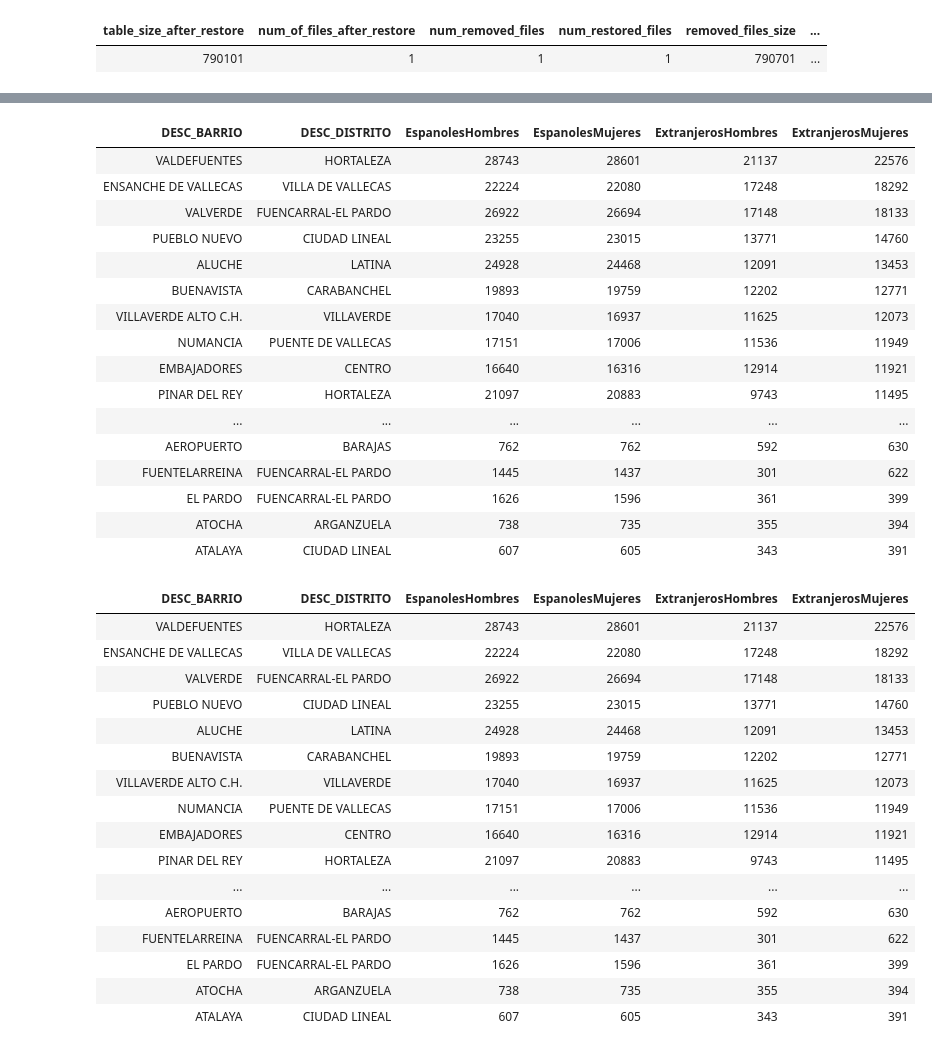
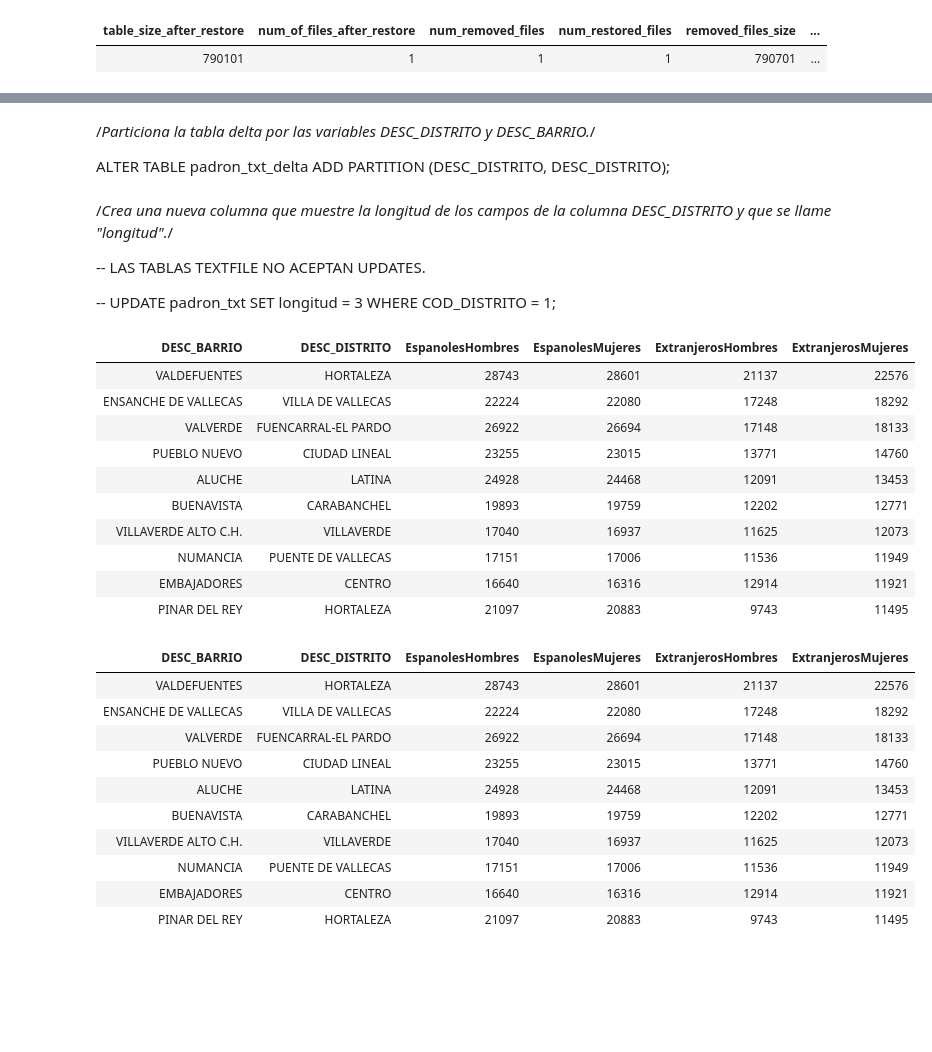
Before and after one commit to inakibosonit/formacion, a Jupyter notebook: practica_padron/ejercicios_spark.ipynb, the cells around one changed output, grey strips where cells are left out. Saved outputs shown, nothing was run; the diff lists cells and outputs as text; code cells hidden in the pictures; blank space fills up the shorter version.

```diff
--- a/practica_padron/ejercicios_spark.ipynb
+++ b/practica_padron/ejercicios_spark.ipynb
@@ -477,28 +454,33 @@ ALTER TABLE padron_txt_delta ADD PARTITION (DESC_DISTRITO, DESC_DISTRITO);
+# %% [markdown]
+/*Particiona la tabla delta por las variables DESC_DISTRITO y DESC_BARRIO.*/
+
+ALTER TABLE padron_txt_delta ADD PARTITION (DESC_DISTRITO, DESC_DISTRITO);
+# %% [markdown]
+/*Crea una nueva columna que muestre la longitud de los campos de la columna DESC_DISTRITO y que se llame "longitud".*/
+
+-- LAS TABLAS TEXTFILE NO ACEPTAN UPDATES.
+
+-- UPDATE padron_txt SET longitud = 3 WHERE COD_DISTRITO = 1;
 # %%
 %sql
 
 SELECT DESC_BARRIO, DESC_DISTRITO, sum(EspanolesHombres) as EspanolesHombres , sum(EspanolesMujeres) as EspanolesMujeres, sum(ExtranjerosHombres) as ExtranjerosHombres, sum(ExtranjerosMujeres) as ExtranjerosMujeres
 FROM default.padron_txt
 GROUP BY DESC_BARRIO, DESC_DISTRITO
-ORDER BY ExtranjerosMujeres DESC, ExtranjerosHombres DESC;
+ORDER BY ExtranjerosMujeres DESC, ExtranjerosHombres DESC
+limit 10 ;
 # %% [output]
 | DESC_BARRIO | DESC_DISTRITO | EspanolesHombres | EspanolesMujeres | ExtranjerosHombres | ExtranjerosMujeres |
 | VALDEFUENTES | HORTALEZA | 28743 | 28601 | 21137 | 22576 |
 | ENSANCHE DE VALLECAS | VILLA DE VALLECAS | 22224 | 22080 | 17248 | 18292 |
 | VALVERDE | FUENCARRAL-EL PARDO | 26922 | 26694 | 17148 | 18133 |
 | PUEBLO NUEVO | CIUDAD LINEAL | 23255 | 23015 | 13771 | 14760 |
 | ALUCHE | LATINA | 24928 | 24468 | 12091 | 13453 |
 | BUENAVISTA | CARABANCHEL | 19893 | 19759 | 12202 | 12771 |
 | VILLAVERDE ALTO C.H. | VILLAVERDE | 17040 | 16937 | 11625 | 12073 |
 | NUMANCIA | PUENTE DE VALLECAS | 17151 | 17006 | 11536 | 11949 |
 | EMBAJADORES | CENTRO | 16640 | 16316 | 12914 | 11921 |
 | PINAR DEL REY | HORTALEZA | 21097 | 20883 | 9743 | 11495 |
-| ... | ... | ... | ... | ... | ... |
-| AEROPUERTO | BARAJAS | 762 | 762 | 592 | 630 |
-| FUENTELARREINA | FUENCARRAL-EL PARDO | 1445 | 1437 | 301 | 622 |
-| EL PARDO | FUENCARRAL-EL PARDO | 1626 | 1596 | 361 | 399 |
-| ATOCHA | ARGANZUELA | 738 | 735 | 355 | 394 |
-| ATALAYA | CIUDAD LINEAL | 607 | 605 | 343 | 391 |
 # %%
 %sql
 /* la consulta tarda 1.25 sec frente a 1.84 sec de la tabla original*/
@@ -506,7 +488,8 @@ ORDER BY ExtranjerosMujeres DESC, ExtranjerosHombres DESC;
 SELECT DESC_BARRIO, DESC_DISTRITO, sum(EspanolesHombres) as EspanolesHombres , sum(EspanolesMujeres) as EspanolesMujeres, sum(ExtranjerosHombres) as ExtranjerosHombres, sum(ExtranjerosMujeres) as ExtranjerosMujeres
 FROM padron_txt_delta
 GROUP BY DESC_BARRIO, DESC_DISTRITO
-ORDER BY ExtranjerosMujeres DESC, ExtranjerosHombres DESC;
+ORDER BY ExtranjerosMujeres DESC, ExtranjerosHombres DESC
+limit 10 ;
 # %% [output]
 | DESC_BARRIO | DESC_DISTRITO | EspanolesHombres | EspanolesMujeres | ExtranjerosHombres | ExtranjerosMujeres |
 | VALDEFUENTES | HORTALEZA | 28743 | 28601 | 21137 | 22576 |
@@ -519,12 +502,6 @@ ORDER BY ExtranjerosMujeres DESC, ExtranjerosHombres DESC;
 | NUMANCIA | PUENTE DE VALLECAS | 17151 | 17006 | 11536 | 11949 |
 | EMBAJADORES | CENTRO | 16640 | 16316 | 12914 | 11921 |
 | PINAR DEL REY | HORTALEZA | 21097 | 20883 | 9743 | 11495 |
-| ... | ... | ... | ... | ... | ... |
-| AEROPUERTO | BARAJAS | 762 | 762 | 592 | 630 |
-| FUENTELARREINA | FUENCARRAL-EL PARDO | 1445 | 1437 | 301 | 622 |
-| EL PARDO | FUENCARRAL-EL PARDO | 1626 | 1596 | 361 | 399 |
-| ATOCHA | ARGANZUELA | 738 | 735 | 355 | 394 |
-| ATALAYA | CIUDAD LINEAL | 607 | 605 | 343 | 391 |
 # %%
 %sql
 /*inner join con sql*/
```
Also changed, not shown: parts of 6 cells of this notebook.
